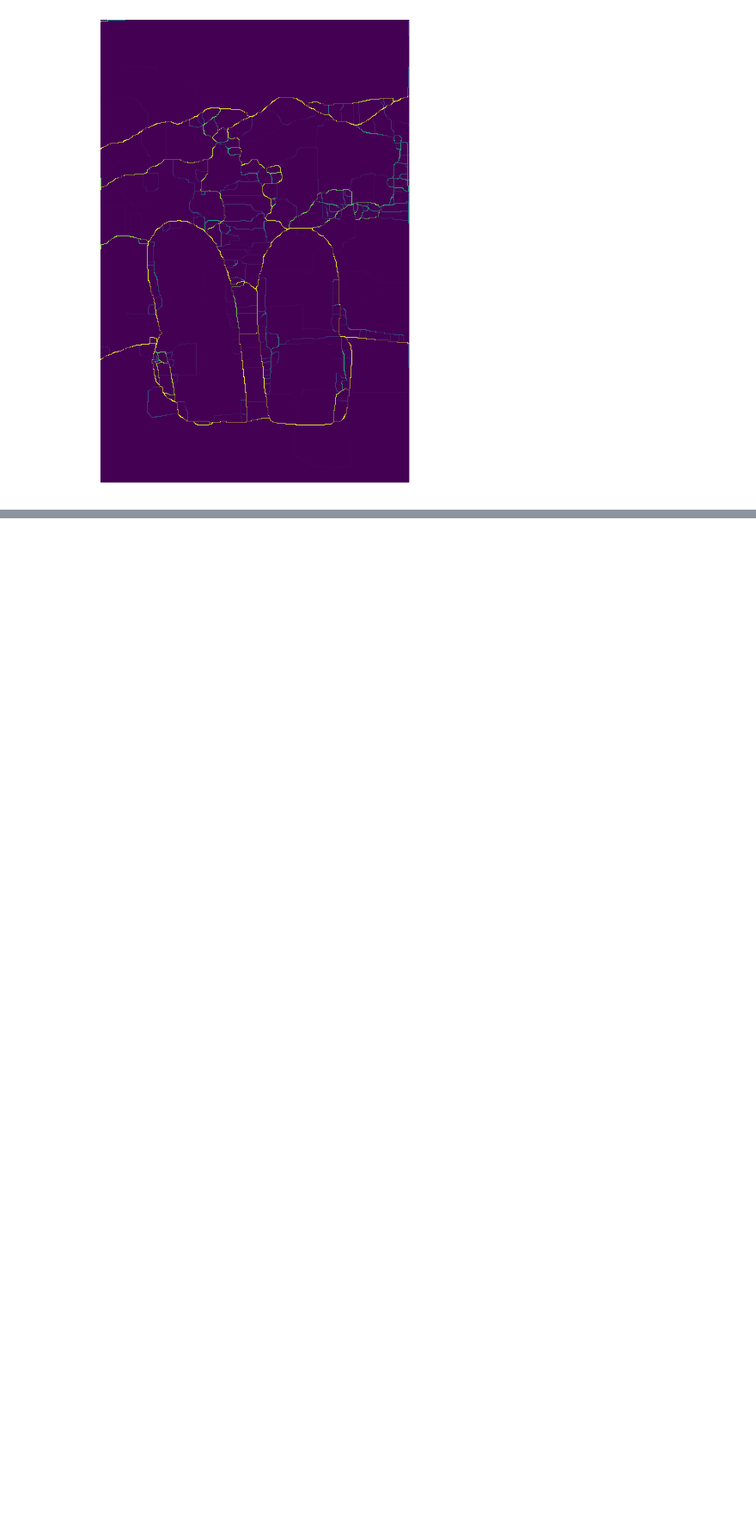
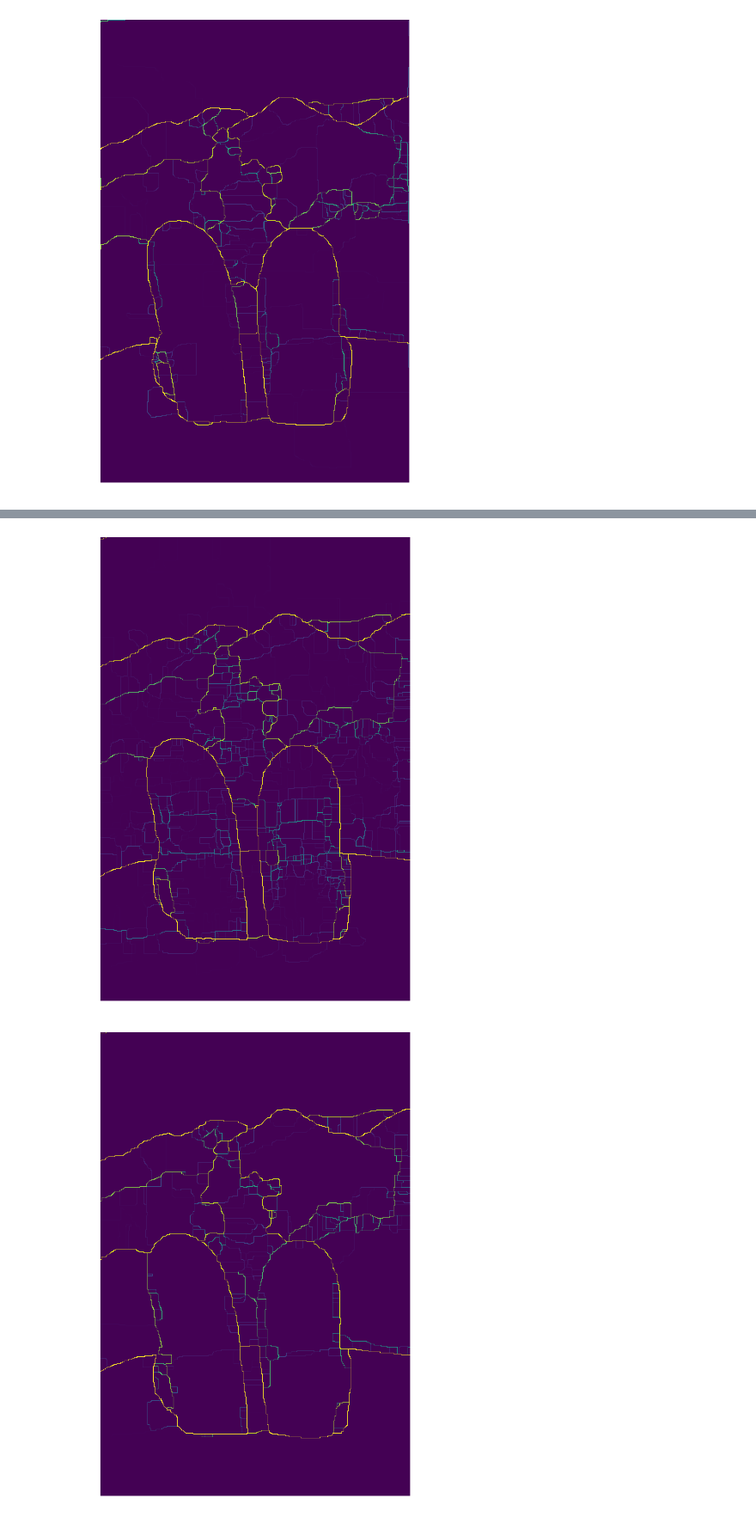
Before and after one commit to higra/Higra, a Jupyter notebook: notebooks/Test.ipynb, the cells around one changed output, grey strips where cells are left out. Shown at 86% size. Drawn from its saved outputs; the diff is of its cells as text; code cells hidden in the pictures; blank space fills up the shorter version.

```diff
--- a/notebooks/Test.ipynb
+++ b/notebooks/Test.ipynb
@@ -70,0 +91,8 @@ imshow(cob_ucm[:, :, 1])
+# %%
+ucm_coarse = cob_ucm[1][0]
+ucm_fine = cob_ucm[0][0]
+imshow(ucm_fine)
+imshow(ucm_coarse)
+# %% [output]
+[figure, added]
+[figure, added]
```
Also changed, not shown: parts of 15 cells of this notebook, 2 other files.
